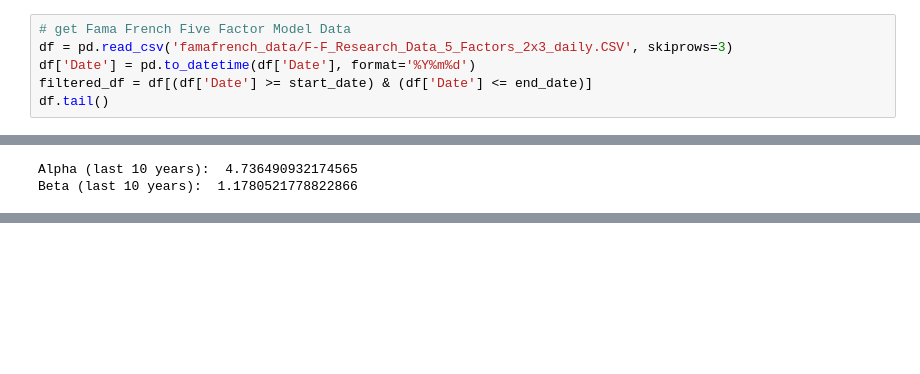
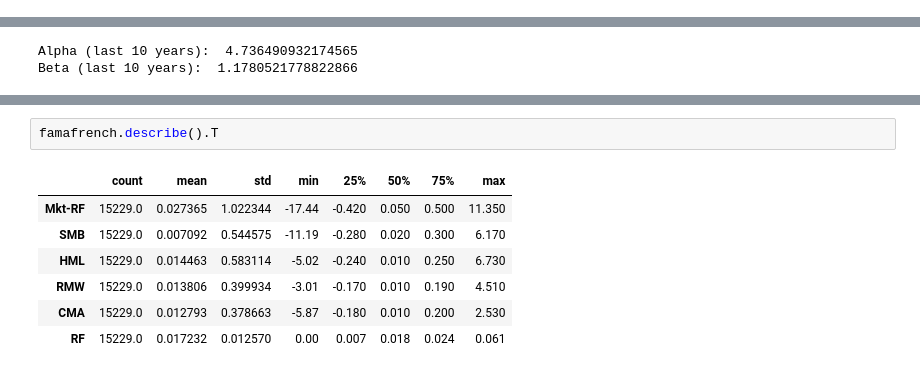
Before and after one commit to joshhzheng/Portfolio-Analysis, a Jupyter notebook: analysis.ipynb, the cells around one changed output, grey strips where cells are left out. Saved outputs shown, nothing was run; the diff lists cells and outputs as text; blank space fills up the shorter version.

```diff
--- a/analysis.ipynb
+++ b/analysis.ipynb
@@ -18,7 +19 @@ fb, aapl, amzn, nflx, goog = (
 sp = reader.get_index_data('S&P 500')
-# %%
-# get Fama French Five Factor Model Data
-df = pd.read_csv('famafrench_data/F-F_Research_Data_5_Factors_2x3_daily.CSV', skiprows=3)
-df['Date'] = pd.to_datetime(df['Date'], format='%Y%m%d')
-filtered_df = df[(df['Date'] >= start_date) & (df['Date'] <= end_date)]
-df.tail()
@@ -68,0 +80,10 @@ Beta (last 10 years):  1.1780521778822866
+# %%
+famafrench.describe().T
+# %% [output]
+|  | count | mean | std | min | 25% | 50% | 75% | max |
+| Mkt-RF | 15229.0 | 0.027365 | 1.022344 | -17.44 | -0.420 | 0.050 | 0.500 | 11.350 |
+| SMB | 15229.0 | 0.007092 | 0.544575 | -11.19 | -0.280 | 0.020 | 0.300 | 6.170 |
+| HML | 15229.0 | 0.014463 | 0.583114 | -5.02 | -0.240 | 0.010 | 0.250 | 6.730 |
+| RMW | 15229.0 | 0.013806 | 0.399934 | -3.01 | -0.170 | 0.010 | 0.190 | 4.510 |
+| CMA | 15229.0 | 0.012793 | 0.378663 | -5.87 | -0.180 | 0.010 | 0.200 | 2.530 |
+| RF | 15229.0 | 0.017232 | 0.012570 | 0.00 | 0.007 | 0.018 | 0.024 | 0.061 |
```
Also changed, not shown: parts of 12 cells of this notebook, 3 other files.
